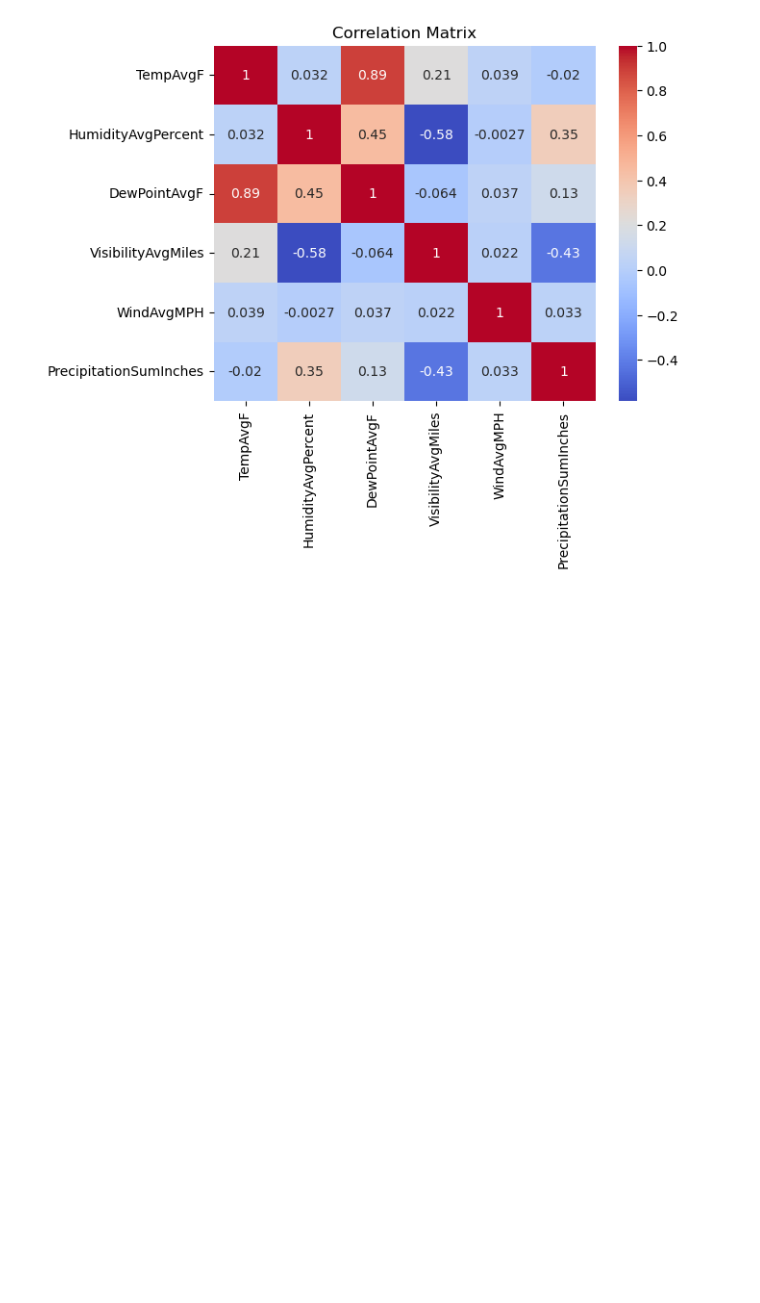
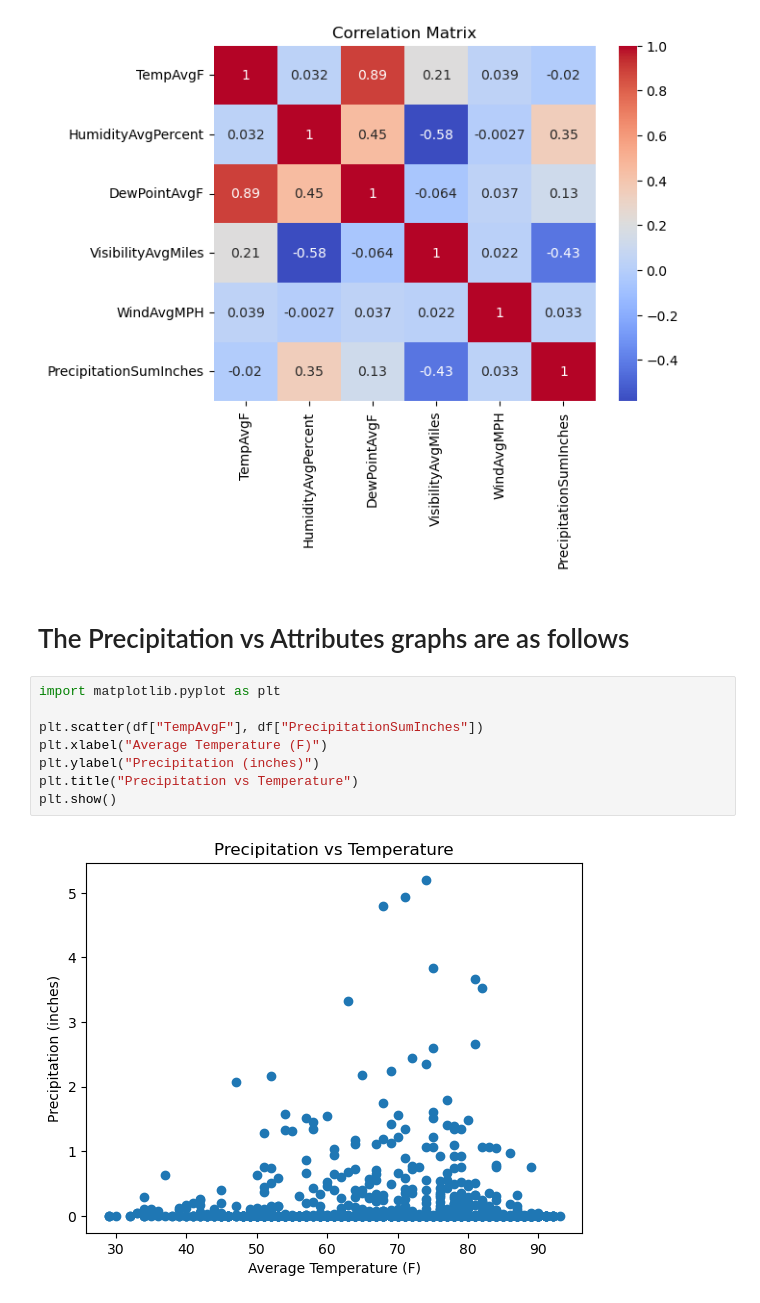
Before and after one commit to janviathanker/DataScience, a Jupyter notebook: TuteDude - Assignment 6 - Rainfall Prediction Project.ipynb, the cells around one changed output. Saved outputs shown, nothing was run; the diff lists cells and outputs as text; blank space fills up the shorter version.

Commit message:
Add files via upload
This is an updated version of the Rainfall Prediction with graphs.

```diff
--- a/TuteDude - Assignment 6 - Rainfall Prediction Project.ipynb
+++ b/TuteDude - Assignment 6 - Rainfall Prediction Project.ipynb
@@ -107,3 +107,15 @@ plt.title("Correlation Matrix")
 plt.show()
 # %% [output]
 [figure]
+# %% [markdown]
+# The Precipitation vs Attributes graphs are as follows
+# %%
+import matplotlib.pyplot as plt
+
+plt.scatter(df["TempAvgF"], df["PrecipitationSumInches"])
+plt.xlabel("Average Temperature (F)")
+plt.ylabel("Precipitation (inches)")
+plt.title("Precipitation vs Temperature")
+plt.show()
+# %% [output]
+[figure, added]
```
Also changed, not shown: parts of 5 cells of this notebook.
